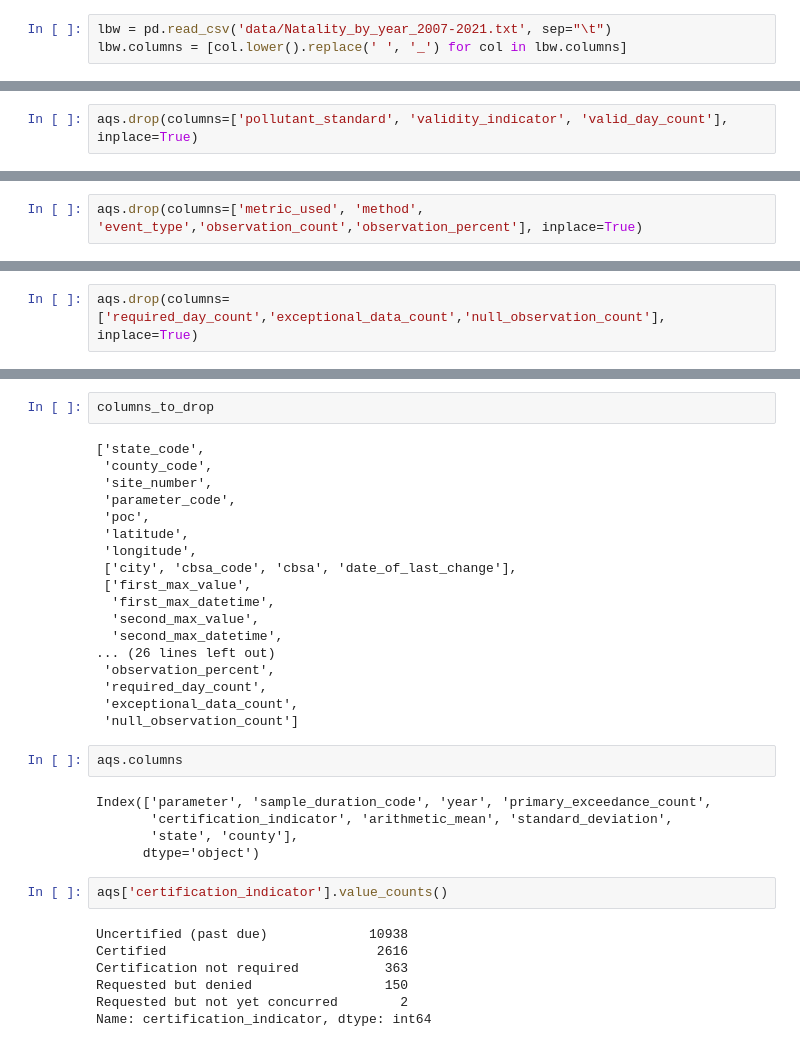
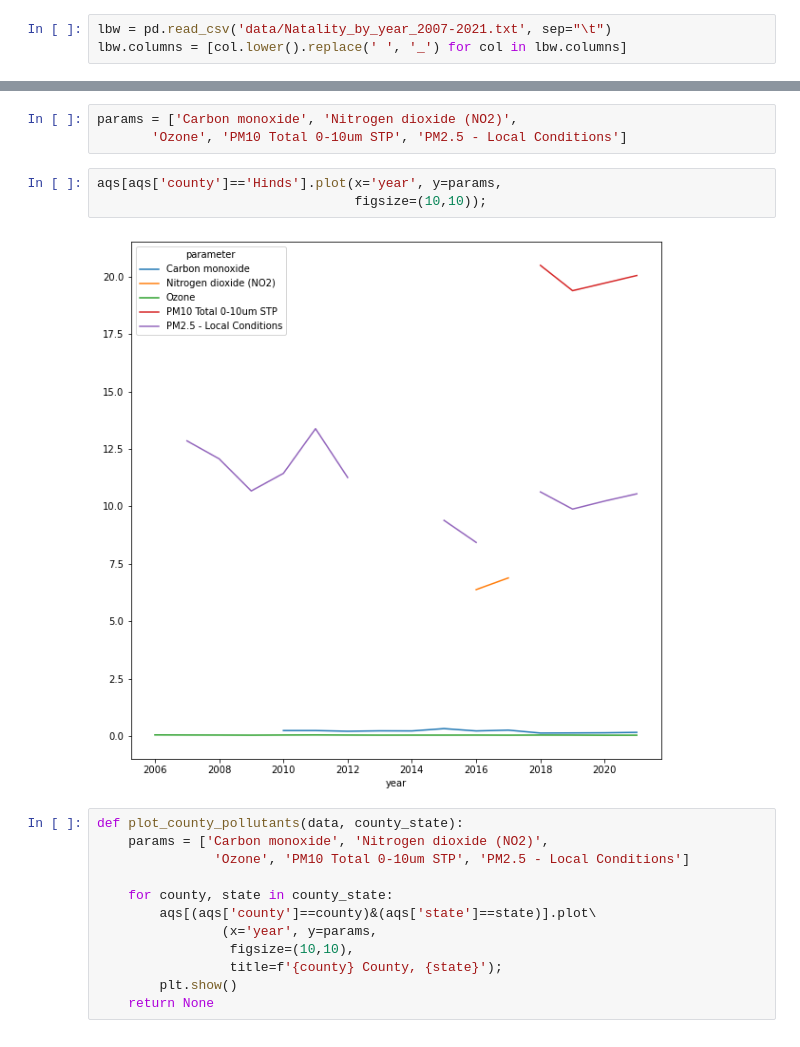
Before and after one commit to wdegraw93/low_birth_weight_vs_aqi_study, a Jupyter notebook: winston.ipynb, the cells around one changed output, grey strips where cells are left out. Drawn from its saved outputs; the diff is of its cells as text.

```diff
--- a/winston.ipynb
+++ b/winston.ipynb
@@ -853,2 +457,0 @@ aqs = aqs[aqs['valid_day_count'] > .75*365]
-# %%
-aqs.drop(columns=['pollutant_standard', 'validity_indicator', 'valid_day_count'], inplace=True)
@@ -867,2 +457,0 @@ columns_to_drop.append('metric_used')
-# %%
-aqs.drop(columns=['metric_used', 'method', 'event_type','observation_count','observation_percent'], inplace=True)
@@ -940,2 +457,0 @@ columns_to_drop.append('null_observation_count')
-# %%
-aqs.drop(columns=['required_day_count','exceptional_data_count','null_observation_count'], inplace=True)
@@ -1004,36 +458,20 @@ See the caveats in the documentation: https://pandas.pydata.org/pandas-docs/stab
-# %%
-columns_to_drop
-# %% [output]
-['state_code',
- 'county_code',
- 'site_number',
- 'parameter_code',
- 'poc',
- 'latitude',
- 'longitude',
- ['city', 'cbsa_code', 'cbsa', 'date_of_last_change'],
- ['first_max_value',
-  'first_max_datetime',
-  'second_max_value',
-  'second_max_datetime',
-... (26 lines left out)
- 'observation_percent',
- 'required_day_count',
- 'exceptional_data_count',
- 'null_observation_count']
-# %%
-aqs.columns
-# %% [output]
-Index(['parameter', 'sample_duration_code', 'year', 'primary_exceedance_count',
-       'certification_indicator', 'arithmetic_mean', 'standard_deviation',
-       'state', 'county'],
-      dtype='object')
-# %%
-aqs['certification_indicator'].value_counts()
-# %% [output]
-Uncertified (past due)             10938
-Certified                           2616
-Certification not required           363
-Requested but denied                 150
-Requested but not yet concurred        2
-Name: certification_indicator, dtype: int64
+# %%
+params = ['Carbon monoxide', 'Nitrogen dioxide (NO2)',
+       'Ozone', 'PM10 Total 0-10um STP', 'PM2.5 - Local Conditions']
+# %%
+aqs[aqs['county']=='Hinds'].plot(x='year', y=params,
+                                 figsize=(10,10));
+# %% [output]
+[figure, added]
+# %%
+def plot_county_pollutants(data, county_state):
+    params = ['Carbon monoxide', 'Nitrogen dioxide (NO2)',
+               'Ozone', 'PM10 Total 0-10um STP', 'PM2.5 - Local Conditions']
+
+    for county, state in county_state:
+        aqs[(aqs['county']==county)&(aqs['state']==state)].plot\
+                (x='year', y=params,
+                 figsize=(10,10),
+                 title=f'{county} County, {state}');
+        plt.show()
+    return None
```
Also changed, not shown: parts of 102 cells of this notebook, 4 other files.
